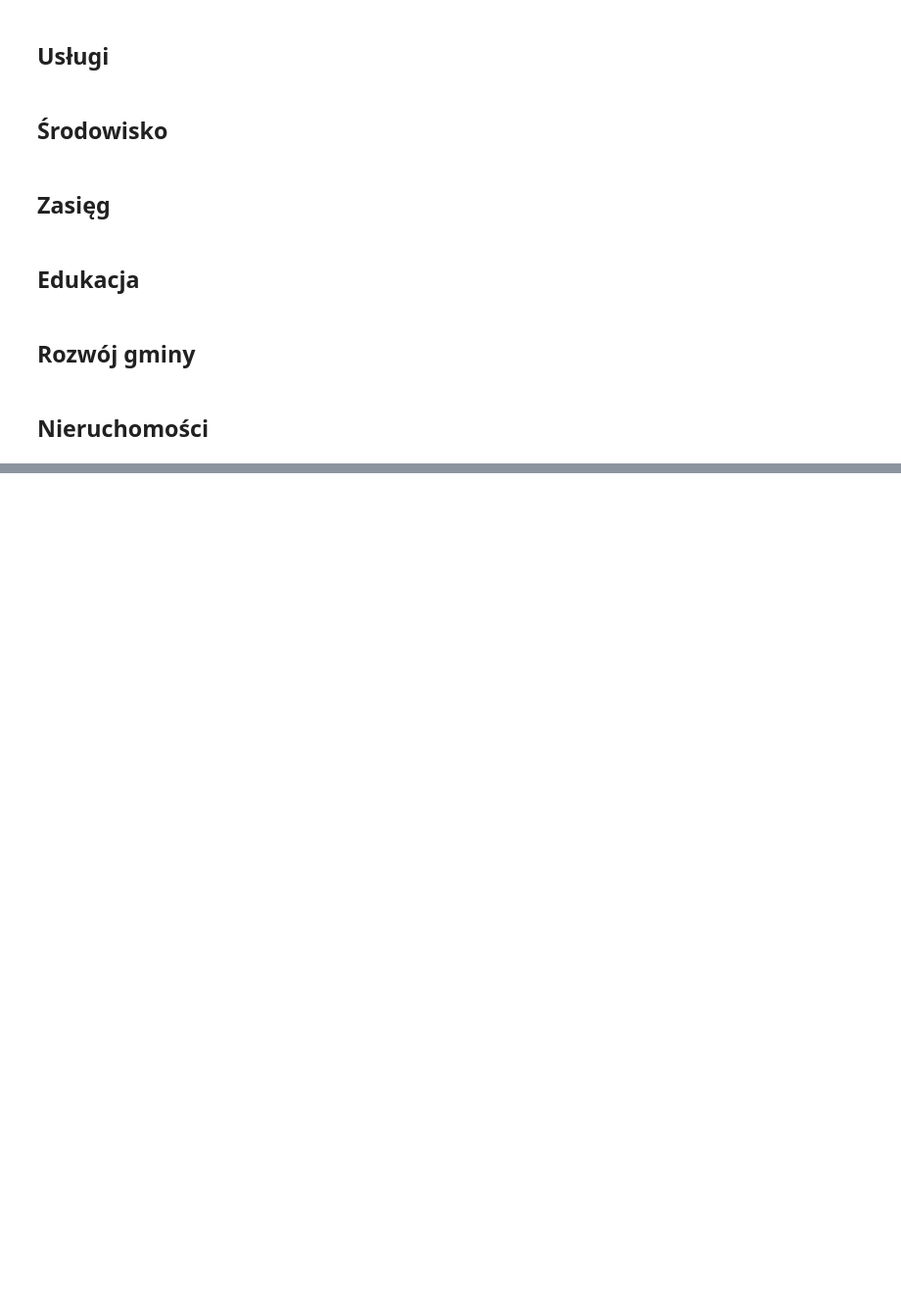
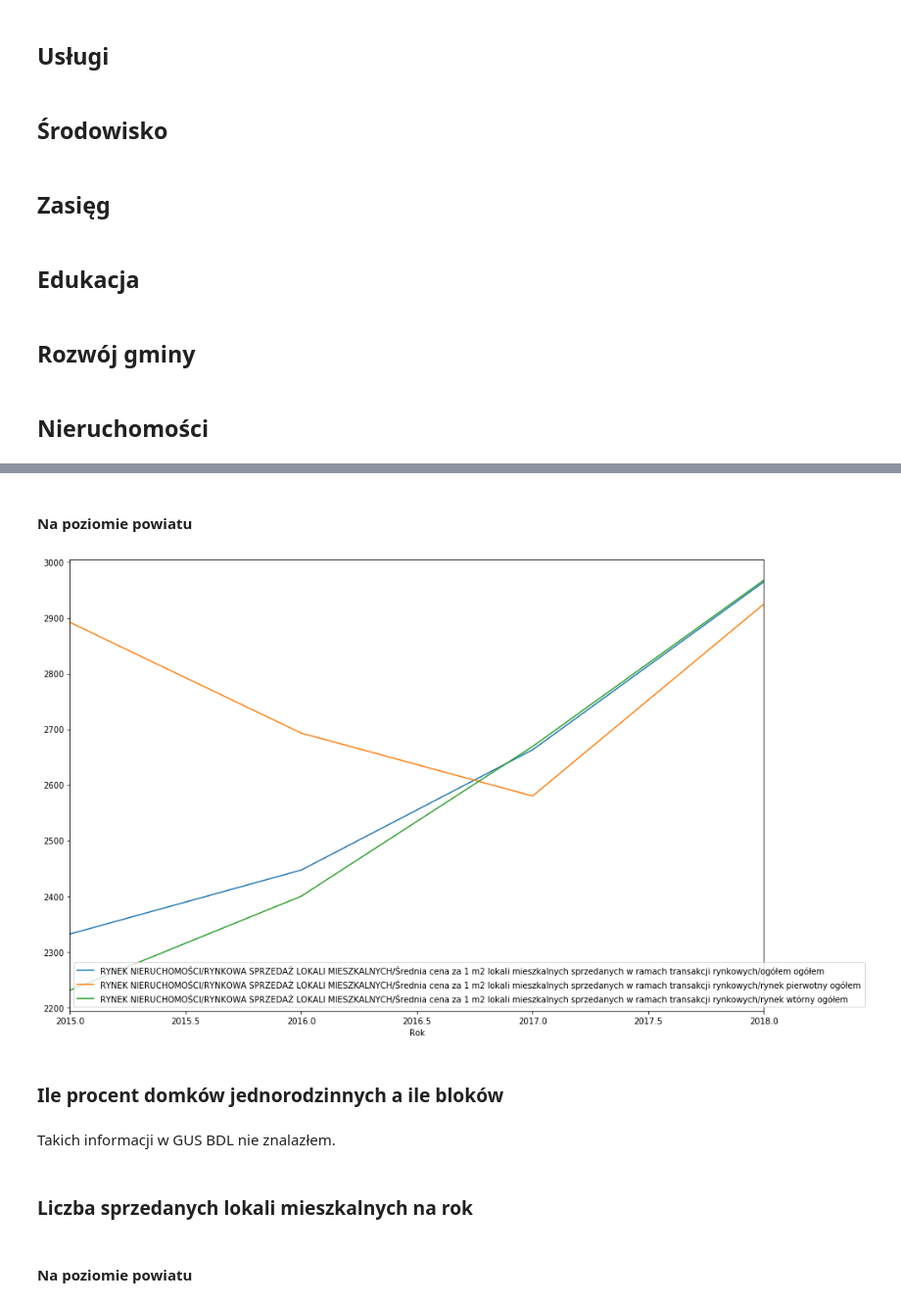
Before and after one commit to kodujdlapolski/tumieszkaj, a Jupyter notebook: Dane dla MVP TuMieszkaj.ipynb, the cells around one changed output, grey strips where cells are left out. Shown at 98% size. Saved outputs shown, nothing was run; the diff lists cells and outputs as text; code cells hidden in the pictures; blank space fills up the shorter version.

```diff
--- a/Dane dla MVP TuMieszkaj.ipynb
+++ b/Dane dla MVP TuMieszkaj.ipynb
@@ -129,0 +180,21 @@ df
+# %% [markdown]
+#### Na poziomie powiatu
+# %%
+df = pd.read_csv('data/Powiat bieruńsko-lędziński/nieruchomosci_powiat.json.csv', index_col='Rok')
+#df.columns.tolist()
+# %%
+counts = df[ ['RYNEK NIERUCHOMOŚCI/RYNKOWA SPRZEDAŻ LOKALI MIESZKALNYCH/Średnia cena za 1 m2 lokali mieszkalnych sprzedanych w ramach transakcji rynkowych/ogółem ogółem',
+ 'RYNEK NIERUCHOMOŚCI/RYNKOWA SPRZEDAŻ LOKALI MIESZKALNYCH/Średnia cena za 1 m2 lokali mieszkalnych sprzedanych w ramach transakcji rynkowych/rynek pierwotny ogółem',
+ 'RYNEK NIERUCHOMOŚCI/RYNKOWA SPRZEDAŻ LOKALI MIESZKALNYCH/Średnia cena za 1 m2 lokali mieszkalnych sprzedanych w ramach transakcji rynkowych/rynek wtórny ogółem'
+             ] ]
+counts.plot.line(figsize=(15,10));
+# %% [output]
+[figure, added]
+# %% [markdown]
+### Ile procent domków jednorodzinnych a ile bloków
+# %% [markdown]
+Takich informacji w GUS BDL nie znalazłem.
+# %% [markdown]
+### Liczba sprzedanych lokali mieszkalnych na rok
+# %% [markdown]
+#### Na poziomie powiatu
```
Also changed, not shown: parts of 28 cells of this notebook, 22 other files.
